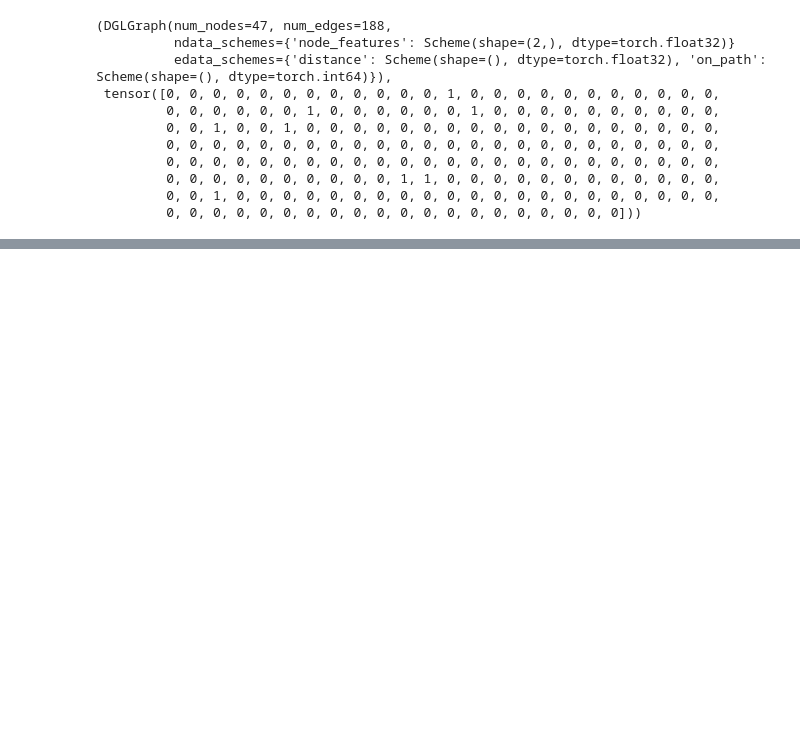
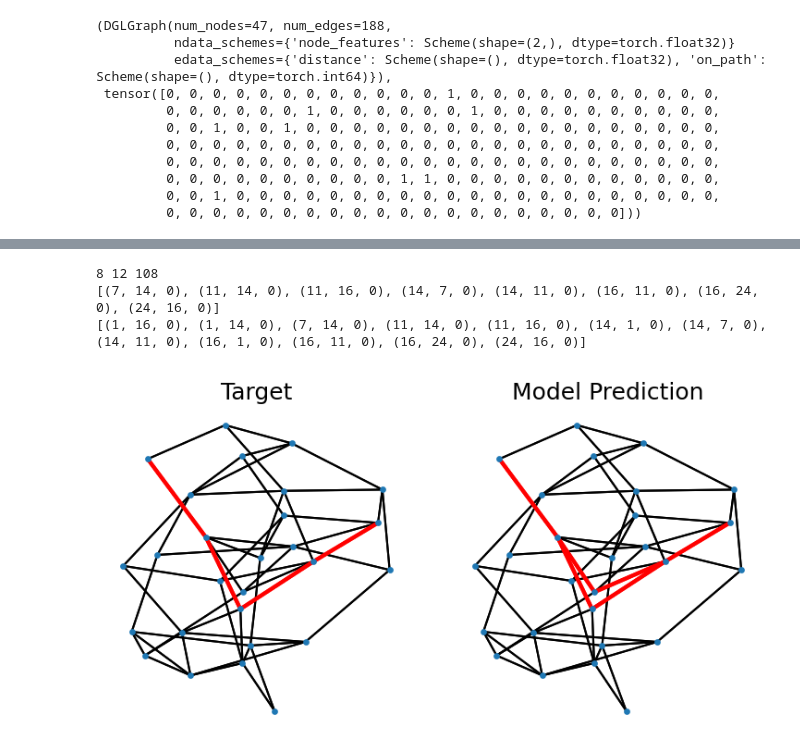
Before and after one commit to BarAvni/deep_learning_2020, a Jupyter notebook: Homework_3_shortest_path_Bar.ipynb, the cells around one changed output, grey strips where cells are left out. Drawn from its saved outputs; the diff is of its cells as text; code cells hidden in the pictures; blank space fills up the shorter version.

```diff
--- a/Homework_3_shortest_path_Bar.ipynb
+++ b/Homework_3_shortest_path_Bar.ipynb
@@ -262,7 +213,7 @@ class Classifier(nn.Module):
 
         return out
 # %%
-net = Classifier()
+net = Classifier(50,50)
 net = net.to(torch.device('cuda'))
 data_loader = DataLoader(train_ds, batch_size=30, shuffle=True, collate_fn=collate)
 test_data_loader = DataLoader(test_ds, batch_size=30, shuffle=True, collate_fn=collate)
@@ -270,5 +221,6 @@ test_data_loader = DataLoader(test_ds, batch_size=30, shuffle=True, collate_fn=c
 # optimizer = optim.Adam(net.parameters(),lr=0.001,betas=(0.9, 0.999),eps=1e-08,weight_decay=0,amsgrad=False)
 optimizer = optim.SGD(net.parameters(), lr=1e-2, momentum=0.9)
 loss_func = nn.BCEWithLogitsLoss(pos_weight=20*torch.ones(1).to(torch.device('cuda')))
+# loss_func = nn.BCEWithLogitsLoss()
 # %% [output]
 EdgeNetwork:  105
@@ -277,6 +227,7 @@ EdgeClassifier:  105
 # %%
-# epoch_losses, epoch_val_losses = [], []
-
+model_save_name = 'shortest_path.pt'
+path = 'drive/My Drive/ML course/' +  model_save_name
+best_val_loss = np.inf
 for epoch in range(12):
     t0 = time.time()
 
@@ -353,5 +304,10 @@ for epoch in range(12):
     FP = false_positive/total_negatives
     print("   Validation: loss: {:.6f}  |  TP: {:.6f} | TN: {:.6f} | FP: {:.6f} | FN: {:.6f}".format(
                 epoch_val_loss, TP, TN, FP, FN))
+        # deep copy the model
+    if (epoch_val_loss < best_val_loss) and (TP > 0.6) and (TN > 0.9) :
+        best_val_loss = epoch_val_loss
+        print('Model saving...' , best_val_loss)
+        torch.save(net.state_dict(), path)
 # %% [output]
 Epoch  0
@@ -374,35 +330,42 @@ tensor([[0.0690, 0.0000],
 # %%
-# from scipy.special import expit, logit
+from scipy.special import expit, logit
+net.load_state_dict(torch.load(path))
+fig,ax = plt.subplots(1,2,figsize=(6,3),dpi=150)
 
-# fig,ax = plt.subplots(1,2,figsize=(6,3),dpi=150)
+ax[0].set_title('Target')
+ax[1].set_title('Model Prediction')
 
-# ax[0].set_title('Target')
-# ax[1].set_title('Model Prediction')
+net.eval()
+net.cpu()
 
-# net.eval()
-# net.cpu()
-
-# dgl_g = test_ds[5578][0]
+dgl_g = test_ds[5558][0]
 
 # output_pred = net(dgl_g).data.numpy()
+output_pred = np.round(net(dgl_g).data.numpy())
+nx_graph = dgl.to_networkx(dgl_g)
+pos = {i: dgl_g.ndata['node_features'][i][:2].data.numpy() for i in range(len(dgl_g.ndata['node_features']))} #nx.spring_layout(nx_graph)
+edge_list = [e for i,e in enumerate(nx_graph.edges) if dgl_g.edata['on_path'][i]==1]
 
-# nx_graph = dgl.to_networkx(dgl_g)
-# pos = {i: dgl_g.ndata['node_features'][i][:2].data.numpy() for i in range(len(dgl_g.ndata['node_features']))} #nx.spring_layout(nx_graph)
-# edge_list = [e for i,e in enumerate(nx_graph.edges) if dgl_g.edata['on_path'][i]==1]
+edge_widths = np.array([expit(output_pred[i][0]) for i in range(len(output_pred))])
+predicted_edge_list = [e for i,e in enumerate(nx_graph.edges) if output_pred[i][0] == 1]
 
-# edge_widths = np.array([expit(output_pred[i][0]) for i in range(len(output_pred))])
-# predicted_edge_list = [e for i,e in enumerate(nx_graph.edges) if expit(output_pred[i])[0]>=0.5]
+pos = nx.spring_layout(nx_graph)
+print(len(edge_list), len(predicted_edge_list), len(nx_graph.edges))
+print(edge_list)
+print(predicted_edge_list)
 
-# pos = nx.spring_layout(nx_graph)
+nx.draw( nx_graph ,pos=pos ,ax=ax[0] ,node_size=5,arrows=False)
+nx.draw_networkx_edges(nx_graph,pos=pos,edgelist=edge_list,width=2,edge_color='r',ax=ax[0],arrows=False)
 
+nx.draw( nx_graph ,pos=pos ,ax=ax[1] ,node_size=5,arrows=False)
+nx.draw_networkx_edges(nx_graph,pos=pos,edgelist=predicted_edge_list,width=2,edge_color='r',ax=ax[1],arrows=False)
 
-# nx.draw( nx_graph ,pos=pos ,ax=ax[0] ,node_size=5,arrows=False)
-# nx.draw_networkx_edges(nx_graph,pos=pos,edgelist=edge_list,width=2,edge_color='r',ax=ax[0],arrows=False)
-
-# nx.draw( nx_graph ,pos=pos ,ax=ax[1] ,node_size=5,arrows=False)
-# nx.draw_networkx_edges(nx_graph,pos=pos,edgelist=predicted_edge_list,width=2,edge_color='r',ax=ax[1],arrows=False)
-
-# plt.show()
+plt.show()
+# %% [output]
+8 12 108
+[(7, 14, 0), (11, 14, 0), (11, 16, 0), (14, 7, 0), (14, 11, 0), (16, 11, 0), (16, 24, 0), (24, 16, 0)]
+[(1, 16, 0), (1, 14, 0), (7, 14, 0), (11, 14, 0), (11, 16, 0), (14, 1, 0), (14, 7, 0), (14, 11, 0), (16, 1, 0), (16, 11, 0), (16, 24, 0), (24, 16, 0)]
+[figure, added]
 # %%
 # net.eval()
 
```
Also changed, not shown: parts of 10 cells of this notebook.
